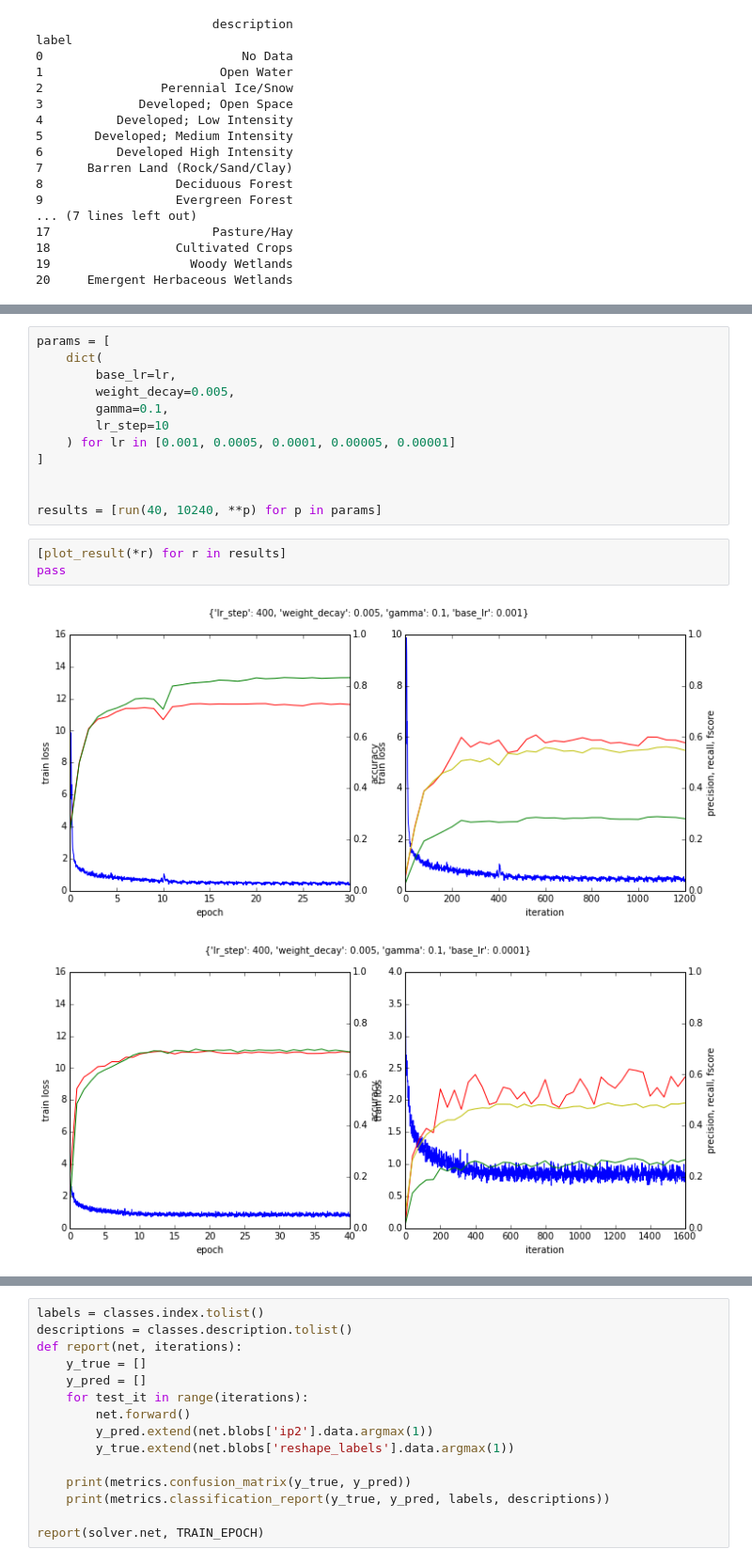
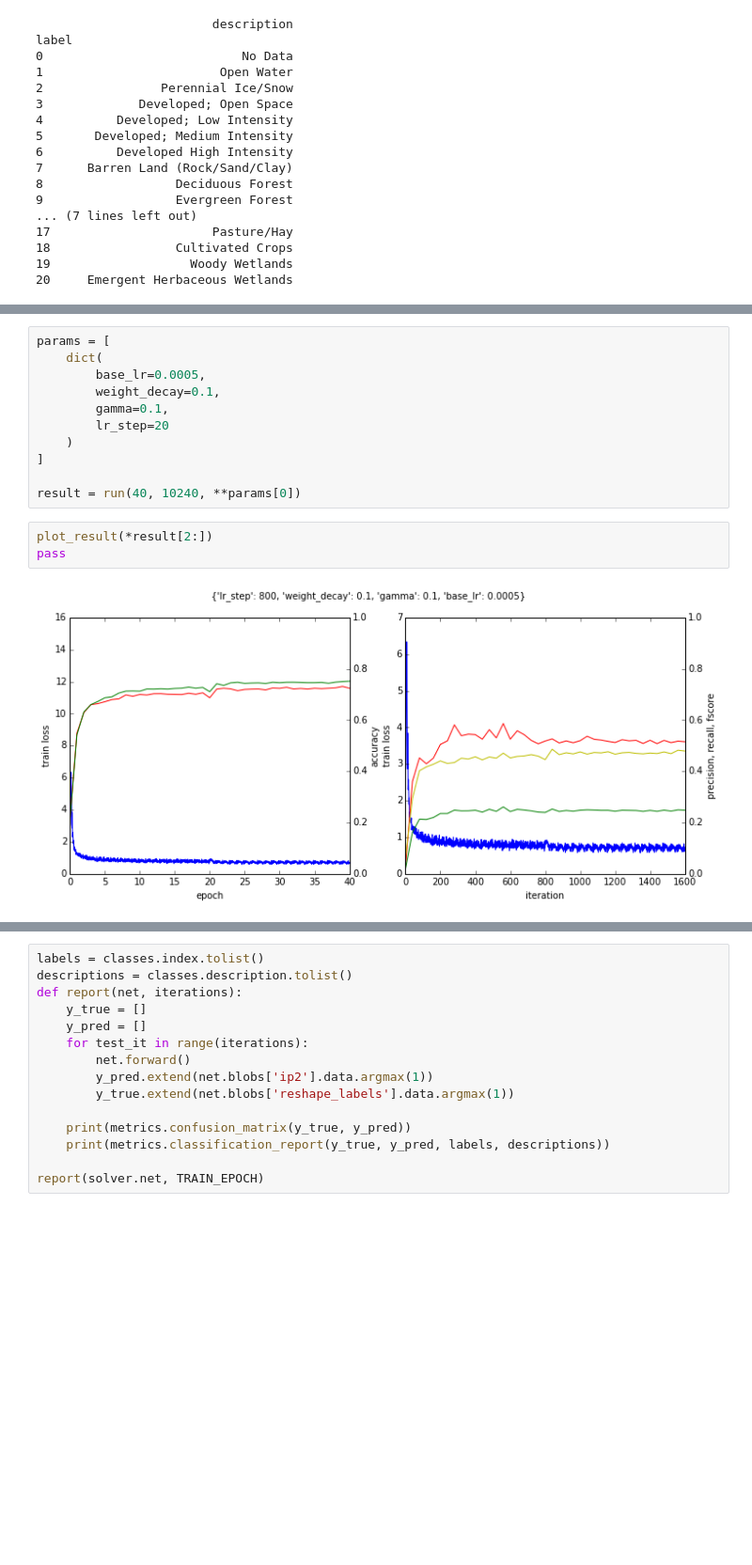
Before and after one commit to anandthakker/learnsat, a Jupyter notebook: finetune_alexnet.ipynb, the cells around one changed output, grey strips where cells are left out. Shown at 94% size. Drawn from its saved outputs; the diff is of its cells as text; blank space fills up the shorter version.

```diff
--- a/finetune_alexnet.ipynb
+++ b/finetune_alexnet.ipynb
@@ -261,18 +259,16 @@ def plot_result(
 # %%
 params = [
     dict(
-        base_lr=lr,
-        weight_decay=0.005,
+        base_lr=0.0005,
+        weight_decay=0.1,
         gamma=0.1,
-        lr_step=10
-    ) for lr in [0.001, 0.0005, 0.0001, 0.00005, 0.00001]
+        lr_step=20
+    )
 ]
 
-
-results = [run(40, 10240, **p) for p in params]
+result = run(40, 10240, **params[0])
-# %%
-[plot_result(*r) for r in results]
-pass
-# %% [output]
-[figure, removed]
-[figure, removed]
+# %%
+plot_result(*result[2:])
+pass
+# %% [output]
+[figure, added]
```
Also changed, not shown: parts of 7 cells of this notebook, 2 other files.
